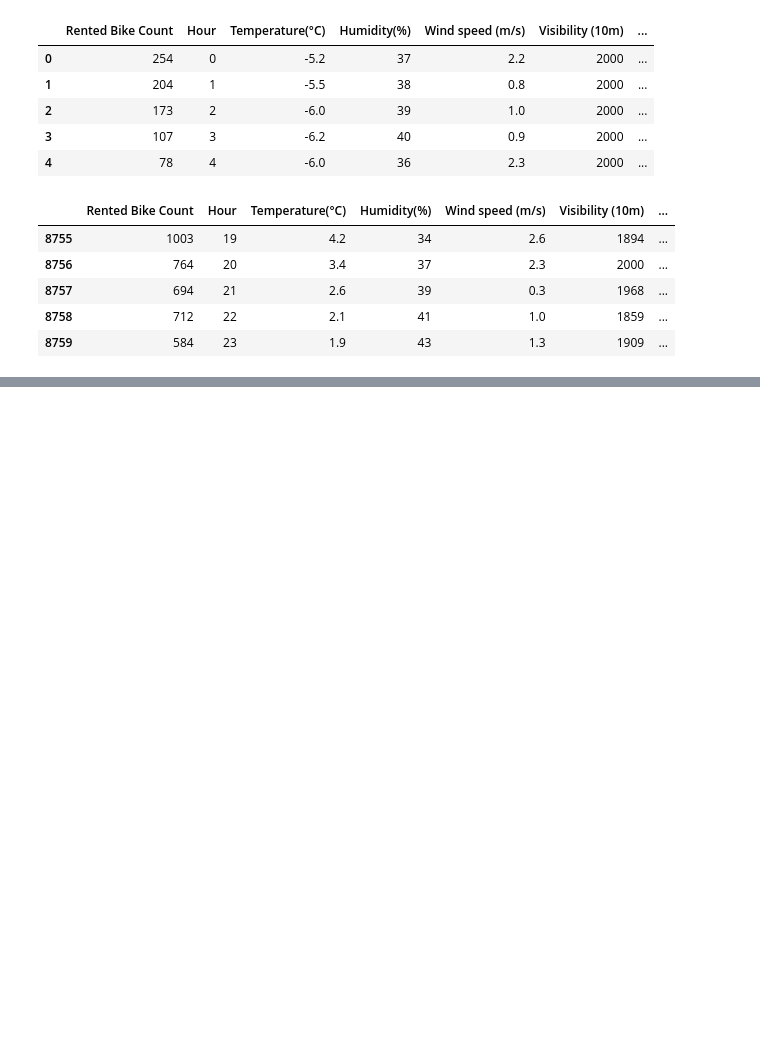
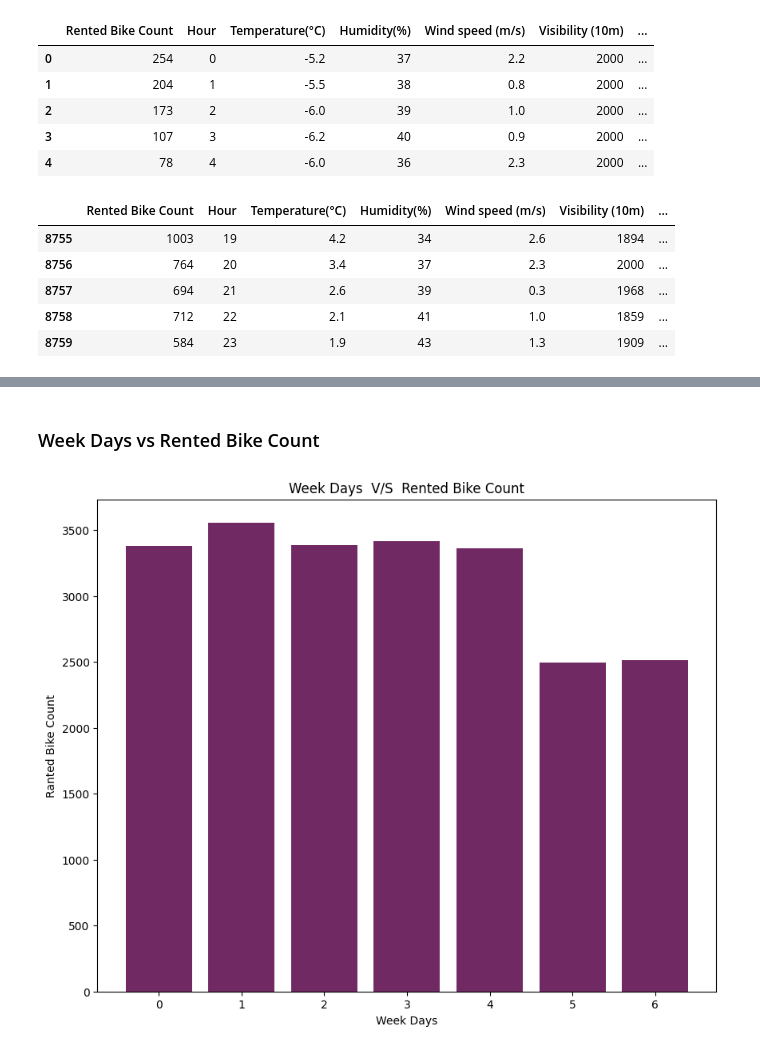
Before and after one commit to NirajBhakhar/Bike-Sharing-Demand-Prediction, a Jupyter notebook: notebooks/DataExploration.ipynb, the cells around one changed output, grey strips where cells are left out. Drawn from its saved outputs; the diff is of its cells as text; code cells hidden in the pictures; blank space fills up the shorter version.

```diff
--- a/notebooks/DataExploration.ipynb
+++ b/notebooks/DataExploration.ipynb
@@ -205,0 +255,11 @@ dataset.tail()
+# %% [markdown]
+### Week Days vs Rented Bike Count
+# %%
+plt.figure(figsize=(10,8))
+plt.bar(dataset['Week Days'], dataset['Rented Bike Count'], color = '#702963', data=dataset)
+plt.title('Week Days  V/S  Rented Bike Count')
+plt.xlabel('Week Days')
+plt.ylabel('Ranted Bike Count')
+plt.show()
+# %% [output]
+[figure, added]
```
Also changed, not shown: parts of 30 cells of this notebook.
